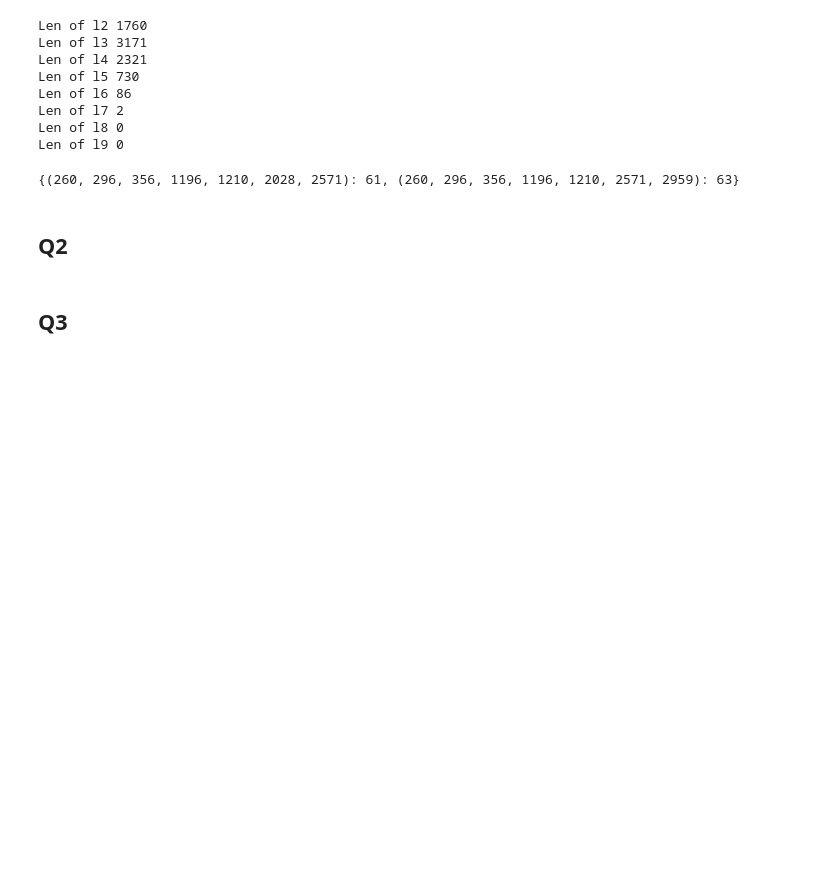
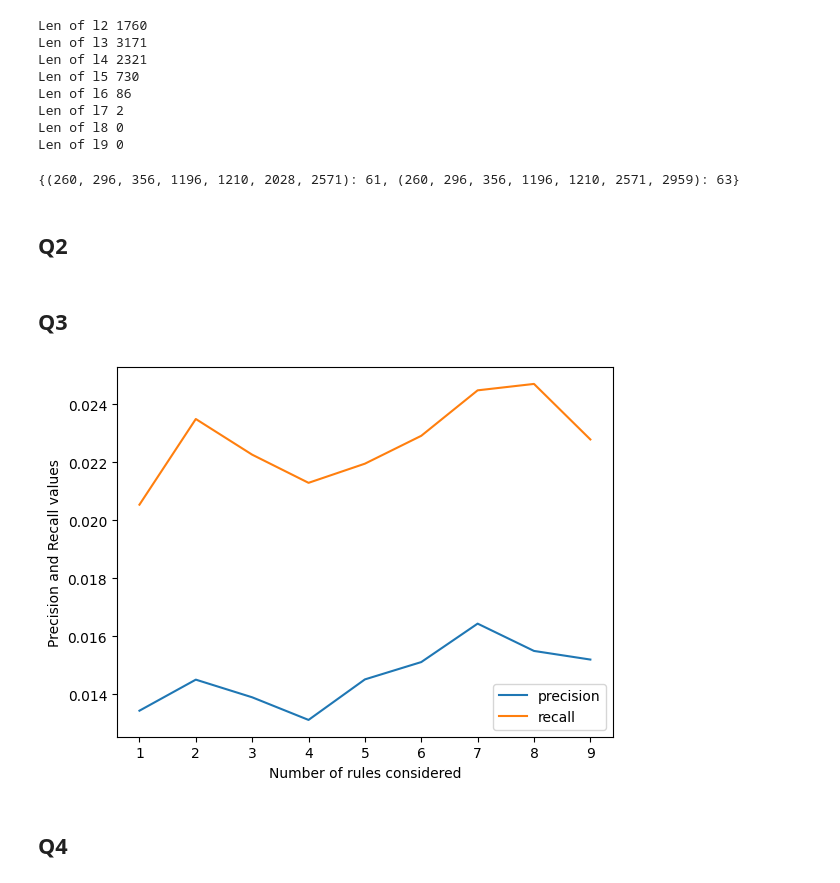
Before and after one commit to sn-007/Movie_recomendation_system, a Jupyter notebook: association_rule_mining.ipynb, the cells around one changed output. Cells and saved outputs as stored; diff of their text form; code cells hidden in the pictures; blank space fills up the shorter version.

```diff
--- a/association_rule_mining.ipynb
+++ b/association_rule_mining.ipynb
@@ -243,17 +243,3 @@ for rule in rules_confidence:
 common_rules = sorted(common_rules, key=lambda x: x[2], reverse=True)
 # %% [markdown]
 ## Q3
-# %%
-for user_movies in test:
-    for movie in user_movies:
-        if movie in rules_dic:
-            for rule in rules_dic[movie]:
-                if rule in user_movies:
-                    hit += 1
-                    break
-                else:
-                    miss += 1
-                    break
-        else:
-            miss += 1
-            break
@@ -259,0 +283,13 @@ for user_movies in test:
+# %%
+# plot the precision and recall for k = 1,2,3,4,5,6,7,8,9
+import matplotlib.pyplot as plt
+plt.plot([i for i in range(1,10)], precision_list, label='precision')
+plt.plot([i for i in range(1,10)], recall_list, label='recall')
+plt.xlabel('Number of rules considered')
+plt.ylabel('Precision and Recall values')
+plt.legend()
+plt.show()
+# %% [output]
+[figure, added]
+# %% [markdown]
+## Q4
```
Also changed, not shown: parts of 2 cells of this notebook.
